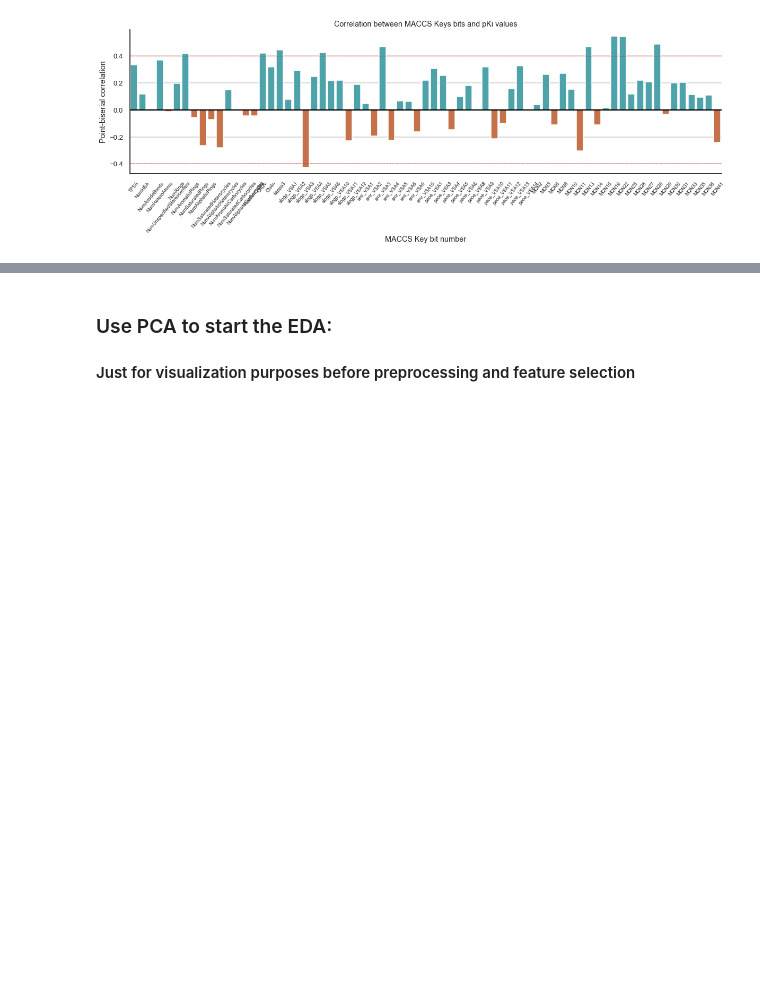
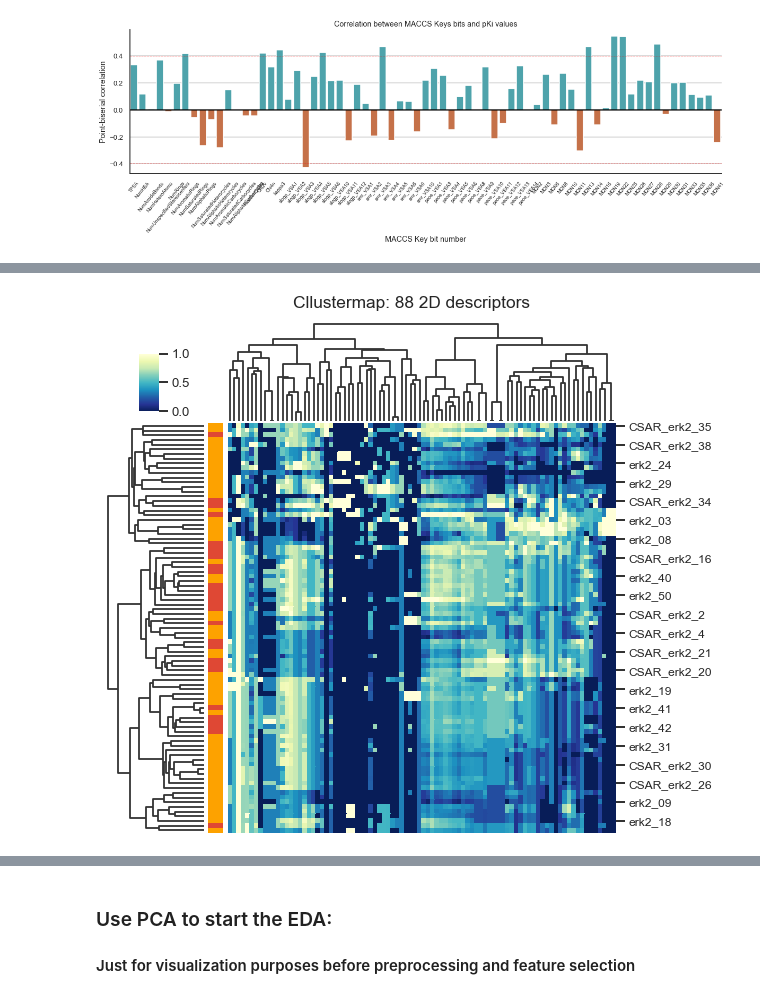
Before and after one commit to jRicciL/ERK2_notebooks, a Jupyter notebook: X_Reviewing_Fourches_work/7_2DRDKit_Analysis.ipynb, the cells around one changed output, grey strips where cells are left out. Drawn from its saved outputs; the diff is of its cells as text; code cells hidden in the pictures; blank space fills up the shorter version.

```diff
--- a/X_Reviewing_Fourches_work/7_2DRDKit_Analysis.ipynb
+++ b/X_Reviewing_Fourches_work/7_2DRDKit_Analysis.ipynb
@@ -357,0 +347,23 @@ plt.show()
+# %%
+dist_euc_rows = ssd.pdist(X_rdk2d_std, 'jaccard')
+link_euc_rows = linkage(ssd.squareform(dist_euc_rows), method='average', optimal_ordering=True)
+
+clusmap = sns.clustermap(X_rdk2d_std, cmap ='YlGnBu_r',
+                standard_scale=1,
+                row_linkage=link_euc_rows,
+                col_linkage=link_euc,
+                col_cluster=True,
+                row_colors=colors_rows,
+                cbar_pos=(0.08, .85, .03, .08),
+                tree_kws={'linewidth': 1.8},
+                figsize=(9, 10)
+              )
+
+ax = clusmap.ax_heatmap
+ax.set_xticklabels(clusmap.ax_heatmap.get_xmajorticklabels(), fontsize = 12)
+ax.set_yticklabels(clusmap.ax_heatmap.get_ymajorticklabels(), fontsize = 12)
+clusmap.fig.suptitle('Cllustermap: 88 2D descriptors', y=1.01)
+ax.tick_params(labelbottom=False)
+plt.show()
+# %% [output]
+[figure, added]
```
Also changed, not shown: parts of 14 cells of this notebook.
